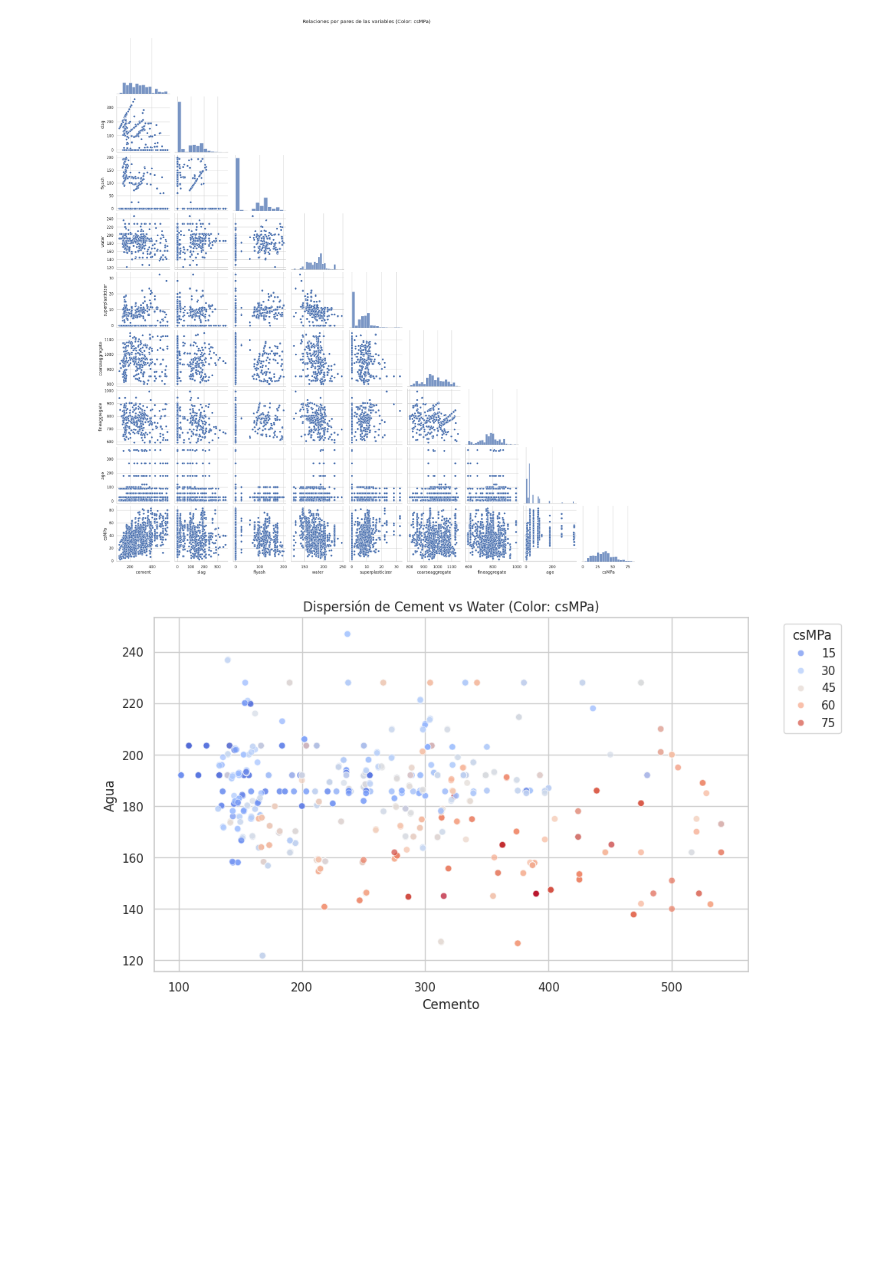
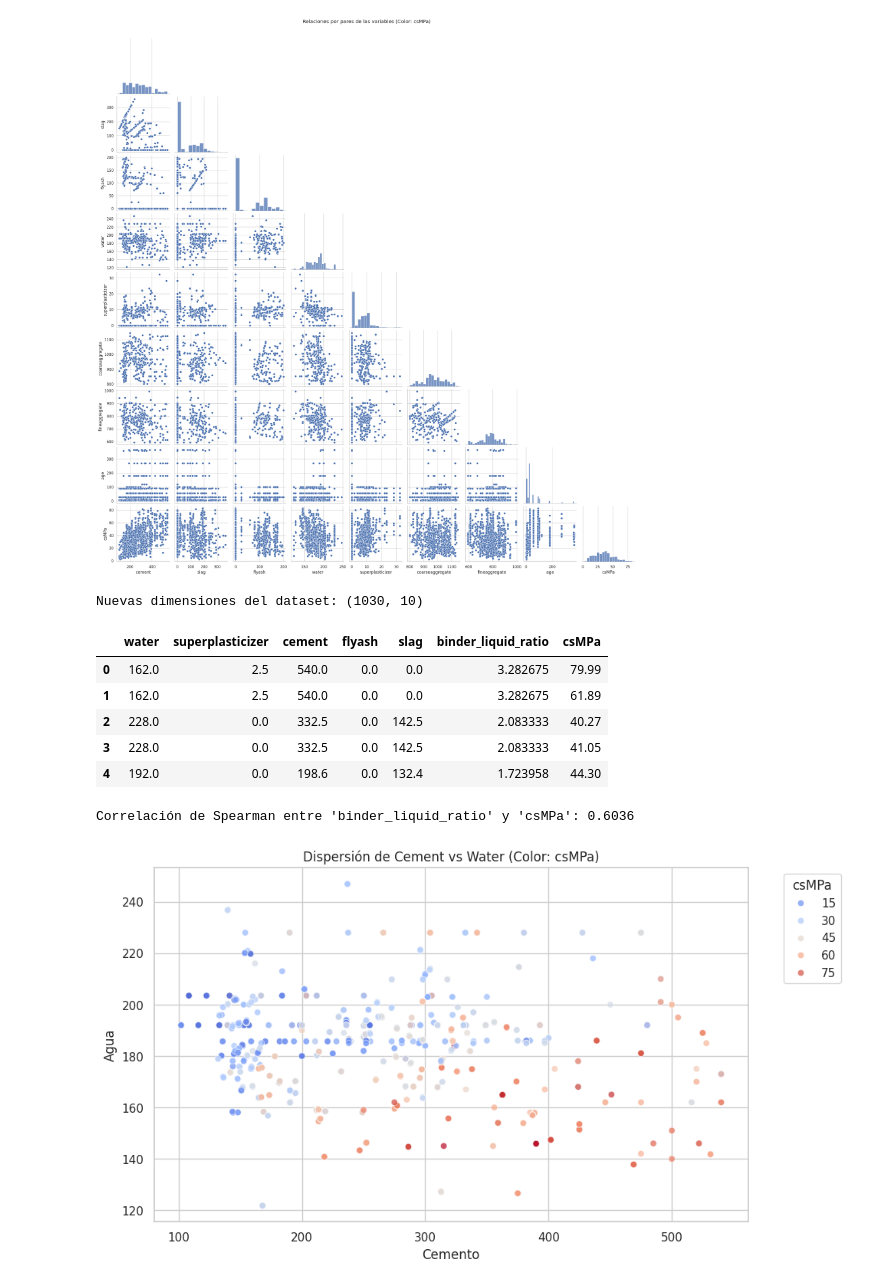
Before and after one commit to Santibareiro27/Inteligencia-Computacional, a Jupyter notebook: RA1_LAB1/Laboratorio_N°1_3.ipynb, the cells around one changed output. Drawn from its saved outputs; the diff is of its cells as text; code cells hidden in the pictures; blank space fills up the shorter version.

```diff
--- a/RA1_LAB1/Laboratorio_N°1_3.ipynb
+++ b/RA1_LAB1/Laboratorio_N°1_3.ipynb
@@ -403,6 +384,27 @@ plt.suptitle('Relaciones por pares de las variables (Color: csMPa)', y=1.02)
 plt.show()
 # %% [output]
 [figure]
+# %%
+# Crear la nueva variable de relación líquidos/sólidos aglutinantes
+# Relación (Agua + Superplastificante) / (Cemento + Fly Ash + Slag)
+df_ccs['binder_liquid_ratio'] = ((df_ccs['cement'] + df_ccs['flyash'] + df_ccs['slag']) / (df_ccs['water'] + df_ccs['superplasticizer']))
+
+# Mostrar las primeras filas y la correlación con la resistencia
+print("Nuevas dimensiones del dataset:", df_ccs.shape)
+display(df_ccs[['water', 'superplasticizer', 'cement', 'flyash', 'slag', 'binder_liquid_ratio', 'csMPa']].head())
+
+# Calcular correlación de Spearman para evaluar su impacto
+corr_new = df_ccs[['binder_liquid_ratio', 'csMPa']].corr(method='spearman').iloc[0, 1]
+print(f"\nCorrelación de Spearman entre 'binder_liquid_ratio' y 'csMPa': {corr_new:.4f}")
+# %% [output]
+Nuevas dimensiones del dataset: (1030, 10)
+|  | water | superplasticizer | cement | flyash | slag | binder_liquid_ratio | csMPa |
+| 0 | 162.0 | 2.5 | 540.0 | 0.0 | 0.0 | 3.282675 | 79.99 |
+| 1 | 162.0 | 2.5 | 540.0 | 0.0 | 0.0 | 3.282675 | 61.89 |
+| 2 | 228.0 | 0.0 | 332.5 | 0.0 | 142.5 | 2.083333 | 40.27 |
+| 3 | 228.0 | 0.0 | 332.5 | 0.0 | 142.5 | 2.083333 | 41.05 |
+| 4 | 192.0 | 0.0 | 198.6 | 0.0 | 132.4 | 1.723958 | 44.30 |
+Correlación de Spearman entre 'binder_liquid_ratio' y 'csMPa': 0.6036
 # %%
 plt.figure(figsize=(10, 6))
 sns.scatterplot(data=df_ccs, x='cement', y='water', hue='csMPa', palette='coolwarm', alpha=0.7)
```
Also changed, not shown: parts of 6 cells of this notebook.
